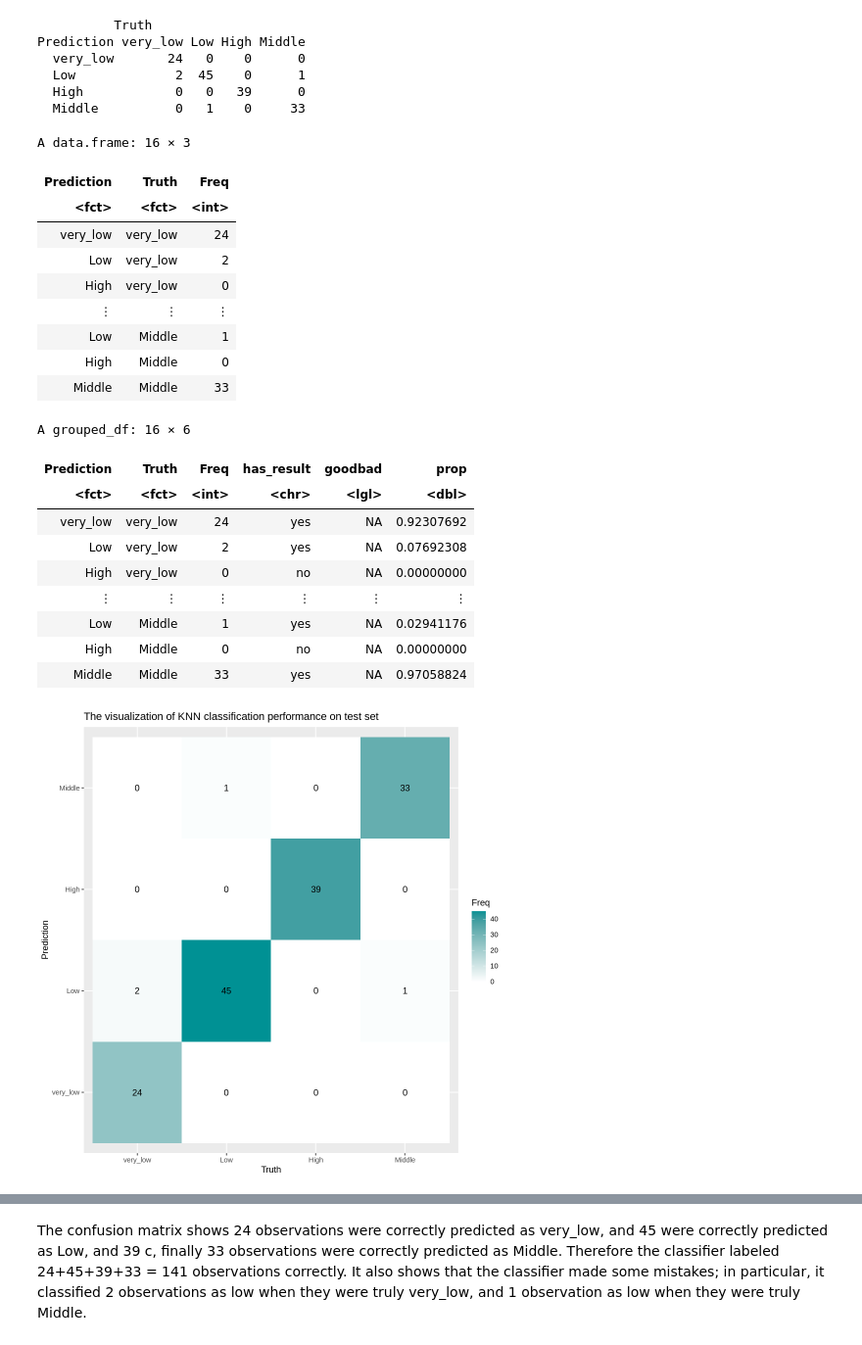
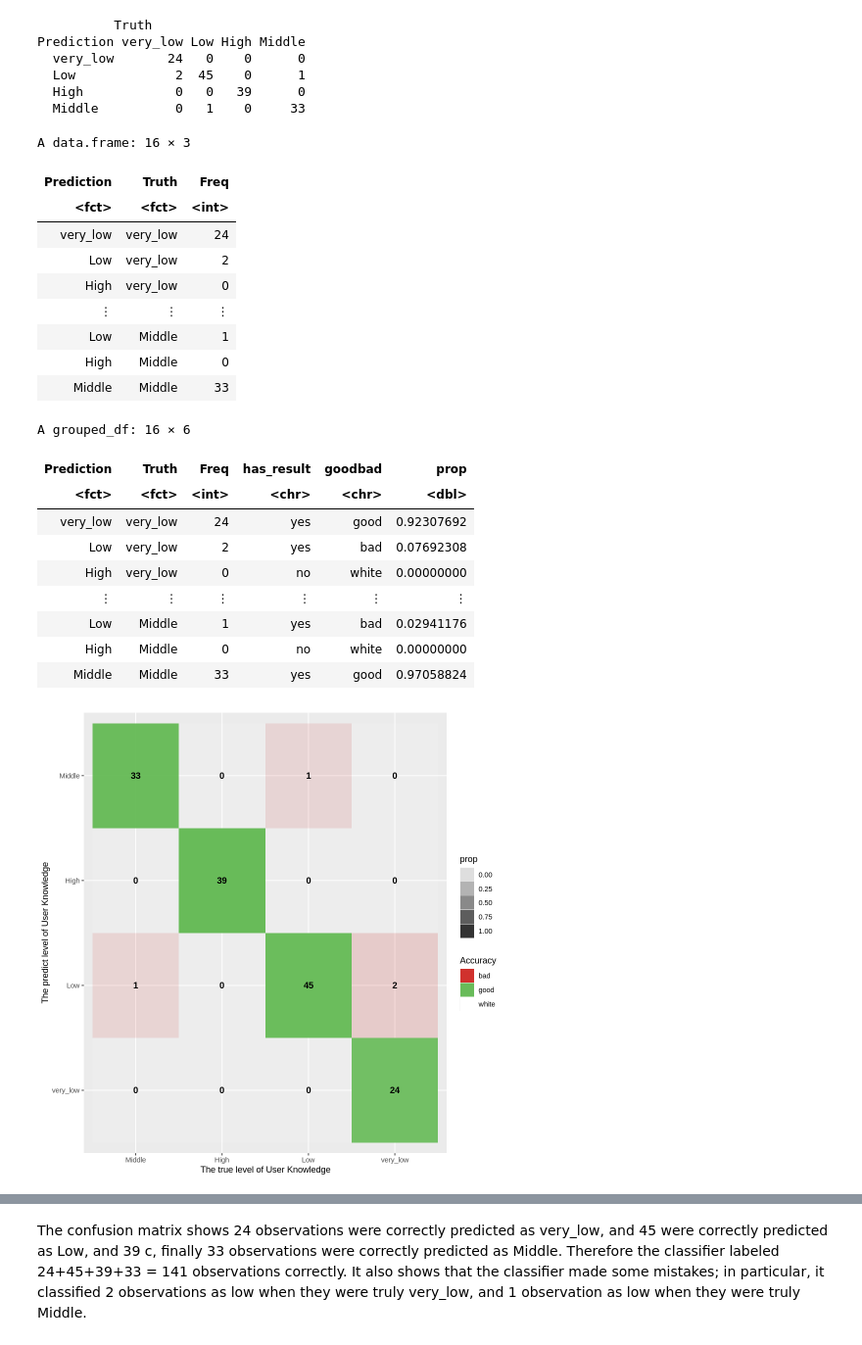
Before and after one commit to YitongZhang01/User-Knowledg-Level-Modelling-and-Analysis, a Jupyter notebook: group_project.ipynb, the cells around one changed output, grey strips where cells are left out. Shown at 98% size. Cells and saved outputs as stored; diff of their text form; code cells hidden in the pictures.

```diff
--- a/group_project.ipynb
+++ b/group_project.ipynb
@@ -317,48 +317,50 @@ table
 #  goodbad = if (table$Freq=="0"){c("ok")}%>%
 #   group_by(Truth) %>%
 #   mutate(prop = Freq/sum(Freq))
 # plotTable
 
-ggplot(plotTable, aes(x = Truth, y = Prediction, fill= Freq)) +
-        geom_tile() + geom_text(aes(label=Freq)) +
-        scale_fill_gradient(low="white", high="#009194") +
-        labs(x = "Truth",y = "Prediction") +
-        scale_x_discrete(labels=c("very_low","Low","High","Middle")) +
-        scale_y_discrete(labels=c("very_low","Low","High","Middle"))+
-        ggtitle("The visualization of KNN classification performance on test set")
+# ggplot(plotTable, aes(x = Truth, y = Prediction, fill= Freq)) +
+#         geom_tile() + geom_text(aes(label=Freq)) +
+#         scale_fill_gradient(low="white", high="#009194") +
+#         labs(x = "Truth",y = "Prediction") +
+#         scale_x_discrete(labels=c("very_low","Low","High","Middle")) +
+#         scale_y_discrete(labels=c("very_low","Low","High","Middle"))+
+#         ggtitle("The visualization of KNN classification performance on test set")
 
 plotTable <- table %>%
 mutate(has_result= ifelse(table$Freq == "0","no","yes")) %>%
-mutate(goodbad=ifelse(table$has_result == "yes" && table$Prediction == table$Truth, "good", "bad"))%>%
+mutate(goodbad=ifelse(Prediction == Truth, "good", ifelse(has_result == "no", "white", "bad")))%>%
   group_by(Truth) %>%
   mutate(prop = Freq/sum(Freq))
+
 plotTable
+
 # fill alpha relative to sensitivity/specificity by proportional outcomes within reference groups (see dplyr code above as well as original confusion matrix for comparison)
 ggplot(data = plotTable, mapping = aes(x = Truth, y = Prediction, fill = goodbad, alpha = prop)) +
   geom_tile() +
   geom_text(aes(label = Freq), vjust = .5, fontface  = "bold", alpha = 1) +
-  scale_fill_manual(values = c(good = "#68BB59", bad = "red")) +
-  theme_bw() +
+  scale_fill_manual(values = c(good = "#68BB59", bad = "#D0312D",white="#FFFFFF"))+
+labs(x="The true level of User Knowledge",y="The predict level of User Knowledge",fill="Accuracy",prop="Propotion")+
   xlim(rev(levels(table$Truth)))
 # %% [output]
 A data.frame: 16 × 3
 | Prediction | Truth | Freq |
 | <fct> | <fct> | <int> |
 | very_low | very_low | 24 |
 | Low | very_low | 2 |
 | High | very_low | 0 |
 | ⋮ | ⋮ | ⋮ |
 | Low | Middle | 1 |
 | High | Middle | 0 |
 | Middle | Middle | 33 |
 A grouped_df: 16 × 6
 | Prediction | Truth | Freq | has_result | goodbad | prop |
-| <fct> | <fct> | <int> | <chr> | <lgl> | <dbl> |
-| very_low | very_low | 24 | yes | NA | 0.92307692 |
-| Low | very_low | 2 | yes | NA | 0.07692308 |
-| High | very_low | 0 | no | NA | 0.00000000 |
+| <fct> | <fct> | <int> | <chr> | <chr> | <dbl> |
+| very_low | very_low | 24 | yes | good | 0.92307692 |
+| Low | very_low | 2 | yes | bad | 0.07692308 |
+| High | very_low | 0 | no | white | 0.00000000 |
 | ⋮ | ⋮ | ⋮ | ⋮ | ⋮ | ⋮ |
-| Low | Middle | 1 | yes | NA | 0.02941176 |
-| High | Middle | 0 | no | NA | 0.00000000 |
-| Middle | Middle | 33 | yes | NA | 0.97058824 |
+| Low | Middle | 1 | yes | bad | 0.02941176 |
+| High | Middle | 0 | no | white | 0.00000000 |
+| Middle | Middle | 33 | yes | good | 0.97058824 |
-[figure, old version]
+[figure, new version]
```
Also changed, not shown: parts of 1 cell of this notebook.
